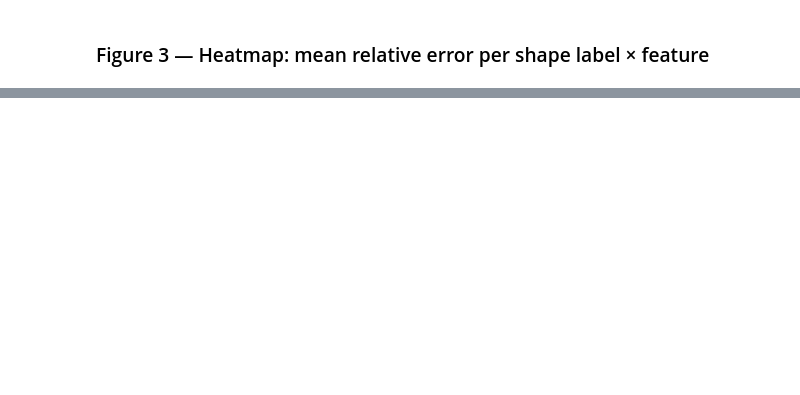
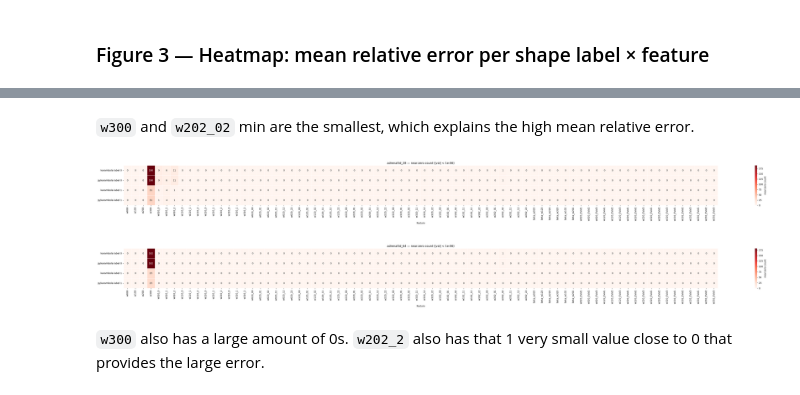
Before and after one commit to Pitt-IshiharaLab/pykarambola, a Jupyter notebook: paper/notebooks/benchmark_adrenal3d.ipynb, the cells around one changed output, grey strips where cells are left out. Cells and saved outputs as stored; diff of their text form; code cells hidden in the pictures; blank space fills up the shorter version.

```diff
--- a/paper/notebooks/benchmark_adrenal3d.ipynb
+++ b/paper/notebooks/benchmark_adrenal3d.ipynb
@@ -81,7 +81,6 @@ BASE_KARA_PATH = '../../dataset/karambola_results/medmnist_benchmarking/adrenal3
 KARA_LOG       = '../../dataset/karambola_results/medmnist_benchmarking/adrenal3d/run_karambola_adrenal_3d_2026-03-05_16-22-06.log'
 
 # Where to write CSVs and figures
-BASE_OUT_PATH  = '../../dataset/karambola_results/medmnist_benchmarking/adrenal3d'
 FIGURES_PATH   = 'results'
 os.makedirs(FIGURES_PATH, exist_ok=True)
 # %% [markdown]
@@ -637,0 +710,14 @@ Saved → results/heatmap_relative_error_64.pdf
+# %%
+for channel in CHANNELS:
+    df_k = pd.read_csv(os.path.join(FIGURES_PATH, f'adrenal3d_{channel}_karambola.csv'))
+    df_p = pd.read_csv(os.path.join(FIGURES_PATH, f'adrenal3d_{channel}_pykarambola.csv'))
+
+    print(f"\n=== adrenal3d_{channel} — w202_02 stats ===")
+    for label in [0, 1]:
+        mask_k = df_k['label'] == label
+        mask_p = df_p['label'] == label
+        k = df_k[mask_k]['w202_02']
+        p = df_p[mask_p]['w202_02']
+        print(f"\n  Label {label}:")
+        print(f"    karambola:    mean={k.mean():.6f} ± {k.std():.6f}, median={k.median():.6f}")
+        print(f"    pykarambola:  mean={p.mean():.6f} ± {p.std():.6f}, median={p.median():.6f}")
@@ -637,0 +791,34 @@ Saved → results/heatmap_relative_error_64.pdf
+# %% [markdown]
+`w300` and `w202_02` min are the smallest, which explains the high mean relative error.
+# %%
+import seaborn as sns
+threshold = 1e-6
+
+for channel in CHANNELS:
+    df_k = pd.read_csv(os.path.join(FIGURES_PATH, f'adrenal3d_{channel}_karambola.csv'))
+    df_p = pd.read_csv(os.path.join(FIGURES_PATH, f'adrenal3d_{channel}_pykarambola.csv'))
+
+    rows = {}
+    for label in [0, 1]:
+        mask_k = df_k['label'] == label
+        mask_p = df_p['label'] == label
+        rows[f'karambola label {label}']    = (df_k[mask_k][compare_cols].abs() < threshold).sum()
+        rows[f'pykarambola label {label}']  = (df_p[mask_p][compare_cols].abs() < threshold).sum()
+
+    heat_df = pd.DataFrame(rows).T  # rows = tool+label, cols = features
+
+    fig, ax = plt.subplots(figsize=(max(12, len(compare_cols) * 0.6), 4))
+    sns.heatmap(heat_df, annot=True, fmt='d', cmap='Reds', ax=ax,
+                linewidths=0.5, cbar_kws={'label': 'near-zero count'})
+    ax.set_title(f'adrenal3d_{channel} — near-zero count (|val| < {threshold})')
+    ax.set_xlabel('feature')
+    ax.set_ylabel('')
+    plt.xticks(rotation=90)
+    plt.tight_layout()
+    plt.savefig(os.path.join(BASE_OUT_PATH, f'adrenal3d_{channel}', 'near_zero_heatmap.png'), dpi=150)
+    plt.show()
+# %% [output]
+[figure, added]
+[figure, added]
+# %% [markdown]
+`w300` also has a large amount of 0s. `w202_2` also has that 1 very small value close to 0 that provides the large error.
```
Also changed, not shown: parts of 18 cells of this notebook, 7 other files.
